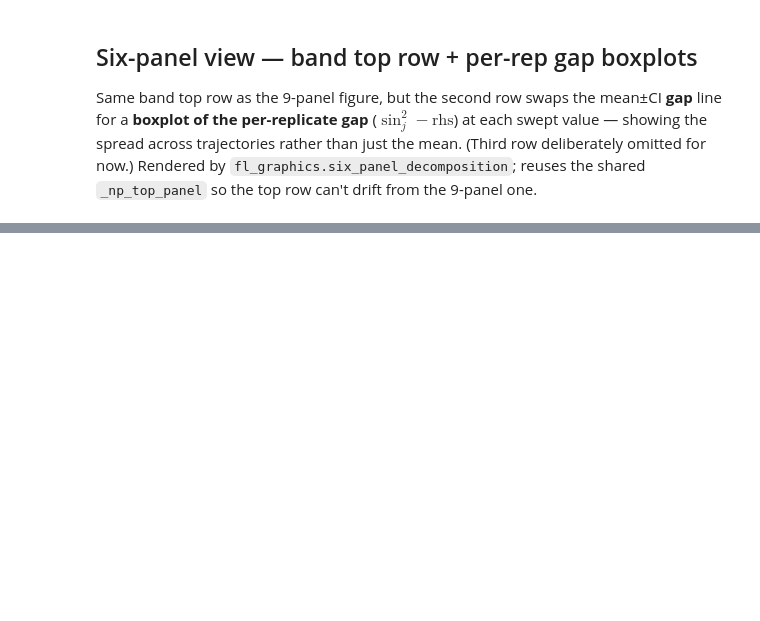
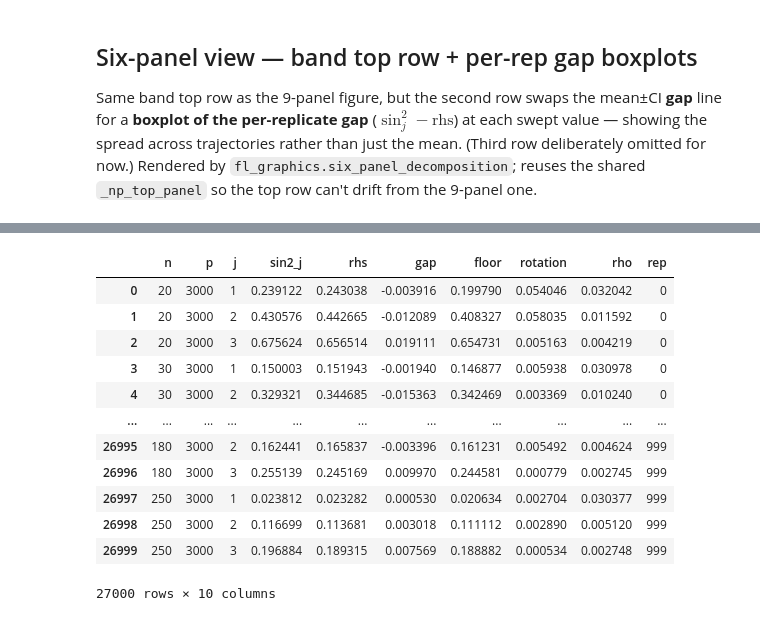
Before and after one commit to nlgac/factor_lab, a Jupyter notebook: ex-2_heavy_tail.ipynb, the cells around one changed output, grey strips where cells are left out. Cells and saved outputs as stored; diff of their text form; code cells hidden in the pictures; blank space fills up the shorter version.

```diff
--- a/ex-2_heavy_tail.ipynb
+++ b/ex-2_heavy_tail.ipynb
@@ -205,0 +404,16 @@ display(Image(filename=str(_six_path_n)))
+# %%
+df_nt
+# %% [output]
+|  | n | p | j | sin2_j | rhs | gap | floor | rotation | rho | rep |
+| 0 | 20 | 3000 | 1 | 0.239122 | 0.243038 | -0.003916 | 0.199790 | 0.054046 | 0.032042 | 0 |
+| 1 | 20 | 3000 | 2 | 0.430576 | 0.442665 | -0.012089 | 0.408327 | 0.058035 | 0.011592 | 0 |
+| 2 | 20 | 3000 | 3 | 0.675624 | 0.656514 | 0.019111 | 0.654731 | 0.005163 | 0.004219 | 0 |
+| 3 | 30 | 3000 | 1 | 0.150003 | 0.151943 | -0.001940 | 0.146877 | 0.005938 | 0.030978 | 0 |
+| 4 | 30 | 3000 | 2 | 0.329321 | 0.344685 | -0.015363 | 0.342469 | 0.003369 | 0.010240 | 0 |
+| ... | ... | ... | ... | ... | ... | ... | ... | ... | ... | ... |
+| 26995 | 180 | 3000 | 2 | 0.162441 | 0.165837 | -0.003396 | 0.161231 | 0.005492 | 0.004624 | 999 |
+| 26996 | 180 | 3000 | 3 | 0.255139 | 0.245169 | 0.009970 | 0.244581 | 0.000779 | 0.002745 | 999 |
+| 26997 | 250 | 3000 | 1 | 0.023812 | 0.023282 | 0.000530 | 0.020634 | 0.002704 | 0.030377 | 999 |
+| 26998 | 250 | 3000 | 2 | 0.116699 | 0.113681 | 0.003018 | 0.111112 | 0.002890 | 0.005120 | 999 |
+| 26999 | 250 | 3000 | 3 | 0.196884 | 0.189315 | 0.007569 | 0.188882 | 0.000534 | 0.002748 | 999 |
+27000 rows × 10 columns
```
Also changed, not shown: parts of 18 cells of this notebook.
